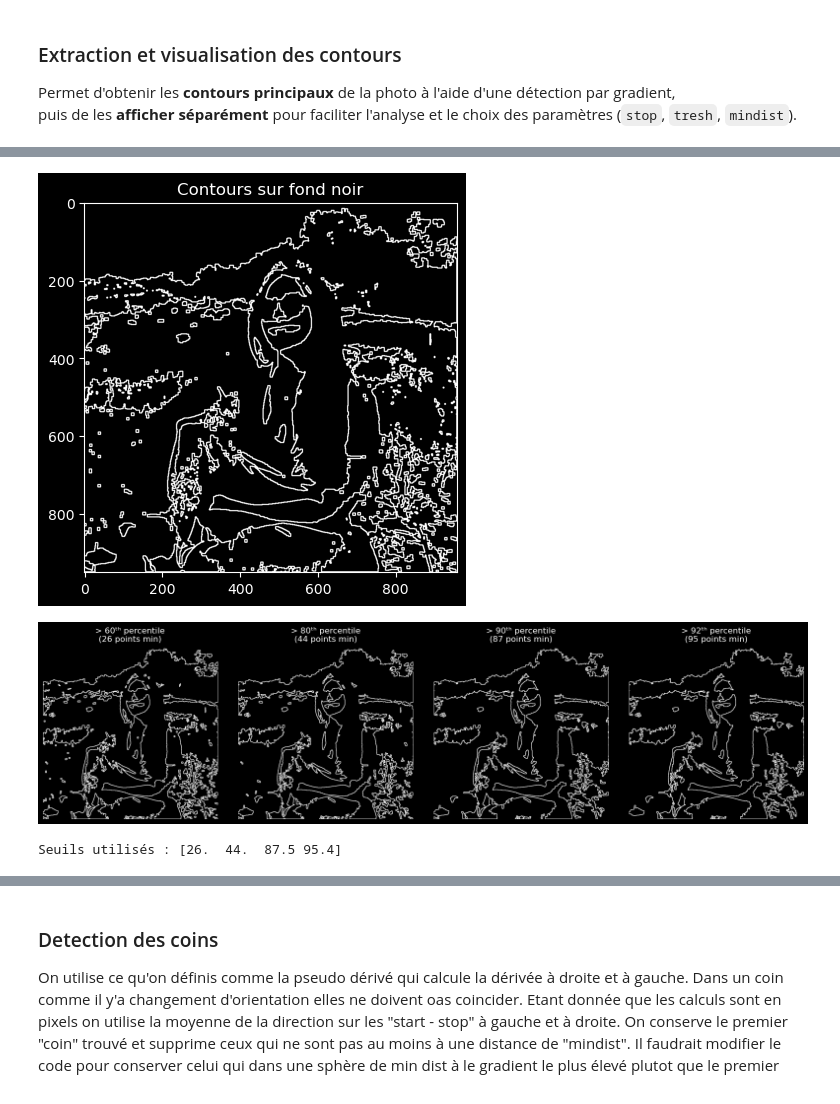
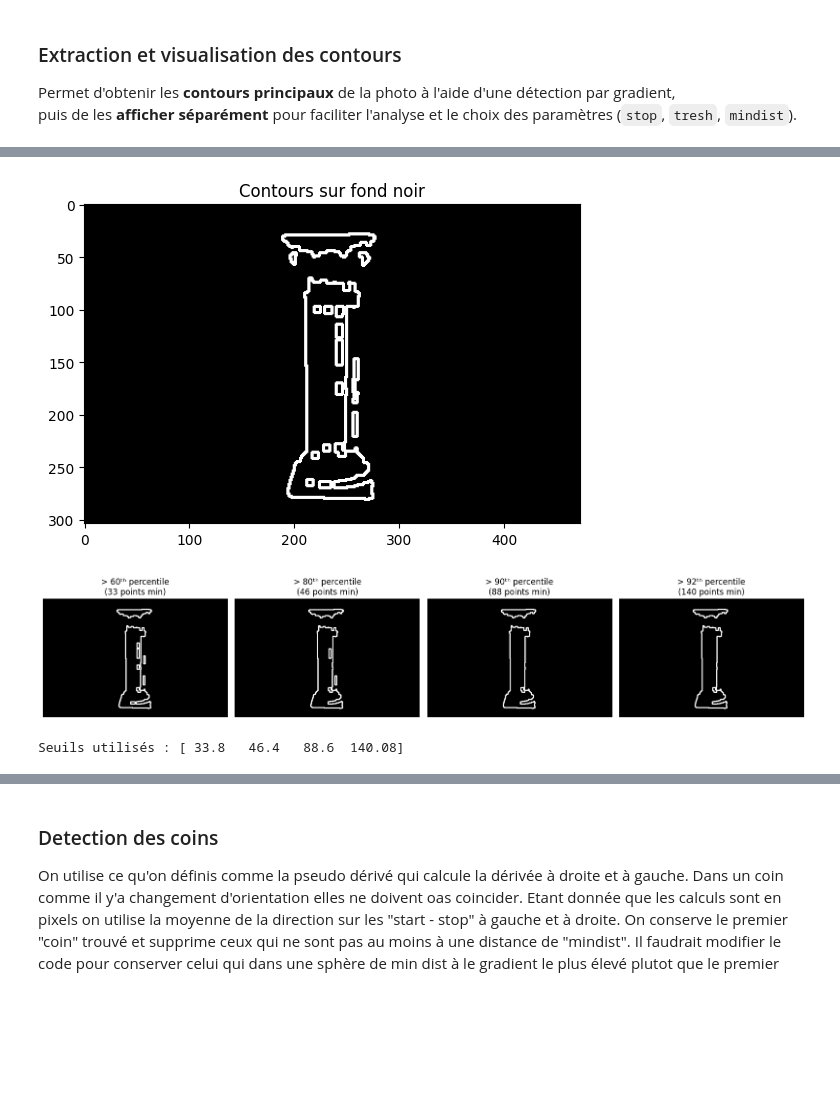
Before and after one commit to rmcvid/rmvi, a Jupyter notebook: python/picture2svg.ipynb, the cells around one changed output, grey strips where cells are left out. Saved outputs shown, nothing was run; the diff lists cells and outputs as text; code cells hidden in the pictures; blank space fills up the shorter version.

```diff
--- a/python/picture2svg.ipynb
+++ b/python/picture2svg.ipynb
@@ -8,7 +8,7 @@ from scipy.spatial.distance import cdist
 from scipy import interpolate
 
 root = os.getcwd()
-image_path = os.path.join("C:\\Users\\ryanm\\Documents\\Rmvi\\animation\\video\\fourier\\Image\\helene.jpg")
+image_path = os.path.join("C:\\Users\\ryanm\\Documents\\Rmvi\\animation\\video\\fourier\\Image\\pilone_grec.jpg")
 image = cv2.imread(image_path)
 plt.figure()
 plt.subplot(231)
@@ -27,18 +47,31 @@ puis de les **afficher séparément** pour faciliter l'analyse et le choix des p
 # the code turn colors into black and white and then find contous
 # all these contours are closed one but each list may be appart of each other
 
-def getnShowContours(image, treshold = 150, maxval = 255, kernelSize = 7, show = True):
-    _,tresh = cv2.threshold(cv2.cvtColor(image, cv2.COLOR_BGR2GRAY), 125, 255, cv2.THRESH_BINARY_INV)
+def getnShowContours(image, treshold = 120, maxval = 255, kernelSize = 7, show = True, border_margin=5):
+    _,tresh = cv2.threshold(cv2.cvtColor(image, cv2.COLOR_BGR2GRAY), treshold, 255, cv2.THRESH_BINARY_INV)
     kernel = np.ones((kernelSize,kernelSize), np.uint8)
     tresh = cv2.dilate(tresh, kernel, iterations=1)
     contours, _ = cv2.findContours(tresh, cv2.RETR_TREE, cv2.CHAIN_APPROX_NONE)
-    contours = sorted(contours, key=len, reverse=True)
+    h, w = image.shape[:2]
+    filtered_contours = []
+    for c in contours:
+        new_c = []
+        for pt in c:
+            x, y = pt[0]
+            if border_margin <= x <= w - border_margin and border_margin <= y <= h - border_margin:
+                new_c.append([[x, y]])
+        if new_c:  # contour non vide
+            filtered_contours.append(np.array(new_c, dtype=np.int32))
+
+    # Tri par taille décroissante
+    filtered_contours = sorted(filtered_contours, key=len, reverse=True)
+
     if show :
         blank_black = np.zeros_like(image)
-        cv2.drawContours(blank_black, contours, -1, (255, 255, 255), 2)
+        cv2.drawContours(blank_black, filtered_contours, -1, (255, 255, 255), 2)
         plt.imshow(cv2.cvtColor(blank_black, cv2.COLOR_BGR2RGB))
         plt.title("Contours sur fond noir")
-    return contours
+    return filtered_contours
 
 # show each contours separately
 def showContours(contours, image, max_cols=4, base_size=3):
@@ -67,43 +117,43 @@ def showContours(contours, image, max_cols=4, base_size=3):
 # %%
-def show_long_contours_by_percentile(image, percentiles=[50, 75, 90, 95]):
+def show_long_contours_by_percentile(image, percentiles=[50, 75, 90, 95], treshold = 120):
     """
     Affiche les contours dont la longueur dépasse certains percentiles.
     Permet de visualiser l'effet du filtrage par taille.
     """
     # Récupération des contours
-    contours = getnShowContours(image)
+    contours = getnShowContours(image, treshold = treshold)
     lengths = np.array([len(c) for c in contours])
 
     # Calcul des seuils de longueur pour chaque percentile
     thresholds = np.percentile(lengths, percentiles)
 
     # Création d'une figure par percentile
     n = len(percentiles)
     fig, axes = plt.subplots(1, n, figsize=(4*n, 4))
 
     for i, (p, thresh) in enumerate(zip(percentiles, thresholds)):
         # Sélection des contours assez longs
         long_contours = [c for c in contours if len(c) >= thresh]
 
         # Image noire + dessin
         blank_black = np.zeros_like(image)
         cv2.drawContours(blank_black, long_contours, -1, (255, 255, 255), 2)
 
         # Affichage
         ax = axes[i] if n > 1 else axes
         ax.imshow(cv2.cvtColor(blank_black, cv2.COLOR_BGR2RGB))
         ax.set_title(f"> {p}ᵗʰ percentile\n({int(thresh)} points min)")
         ax.axis("off")
 
     plt.tight_layout()
     plt.show()
 
     return thresholds
-
-thresholds = show_long_contours_by_percentile(image, percentiles=[60, 80, 90, 92])
+image = cv2.imread(output_path)
+thresholds = show_long_contours_by_percentile(image, percentiles=[60, 80, 90, 92], treshold = 85)
 print("Seuils utilisés :", thresholds)
 # %% [output]
-[figure, old version]
+[figure, new version]
-[figure, old version]
+[figure, new version]
-Seuils utilisés : [26.  44.  87.5 95.4]
+Seuils utilisés : [ 33.8   46.4   88.6  140.08]
 # %%
```
Also changed, not shown: parts of 10 cells of this notebook, 15 other files.
